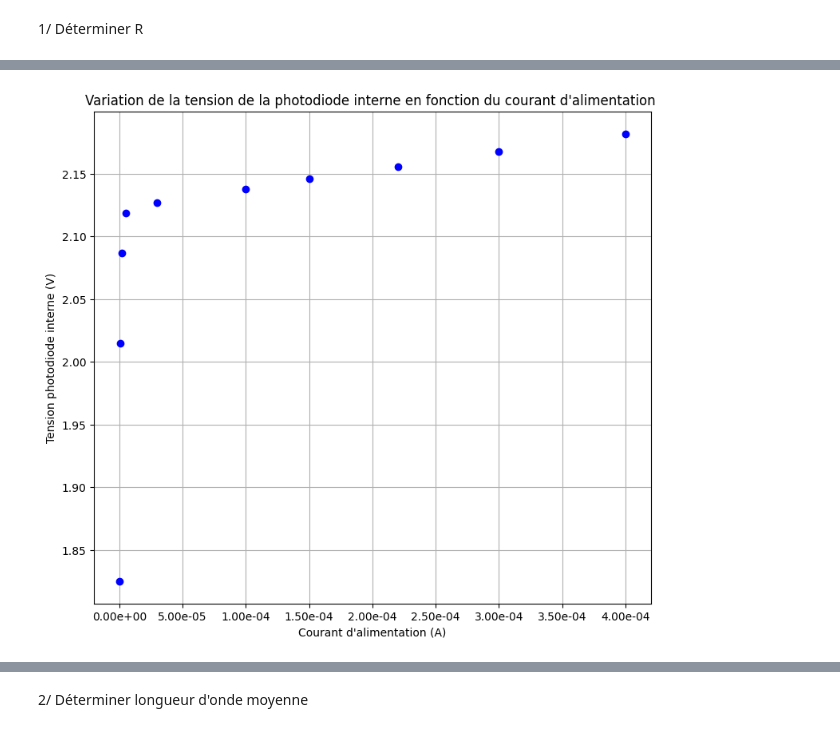
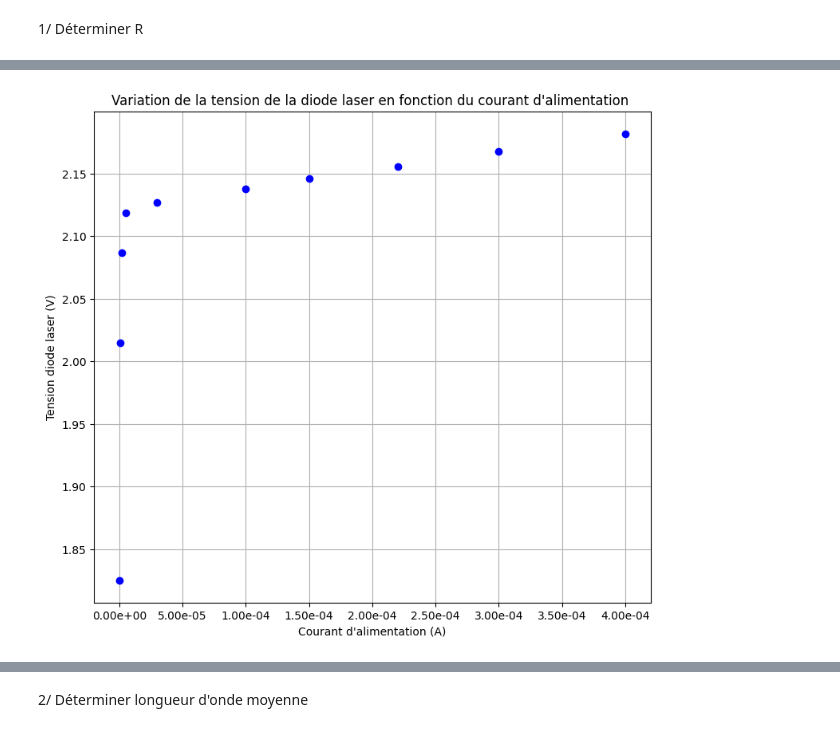
Before and after one commit to Moni003/TP_diode, a Jupyter notebook: TP_seance1.ipynb, the cells around one changed output, grey strips where cells are left out. Saved outputs shown, nothing was run; the diff lists cells and outputs as text; code cells hidden in the pictures.

```diff
--- a/TP_seance1.ipynb
+++ b/TP_seance1.ipynb
@@ -49,17 +39,17 @@ data
 # %%
 I_alim = data["Courant d'alimentation (mA)"] * 1e-3
-U_photo = data["Tension photodiode interne (V)"]
+U_photo = data['Tension diode laser (V) ']
 
 plt.figure(figsize=(9, 8))
 plt.plot(I_alim, U_photo, 'o', color="blue")
 plt.gca().xaxis.set_major_formatter(ticker.FuncFormatter(lambda x, pos: f'{x:.2e}'))
-plt.title("Variation de la tension de la photodiode interne en fonction du courant d'alimentation ")
+plt.title("Variation de la tension de la diode laser en fonction du courant d'alimentation ")
 plt.xlabel("Courant d'alimentation (A)")
-plt.ylabel("Tension photodiode interne (V)")
+plt.ylabel("Tension diode laser (V)")
 plt.grid()
 plt.show()
 # %% [output]
-[figure, old version]
+[figure, new version]
 # %%
 start_index = 3
 end_index = 10
```
Also changed, not shown: parts of 12 cells of this notebook, 4 other files.
